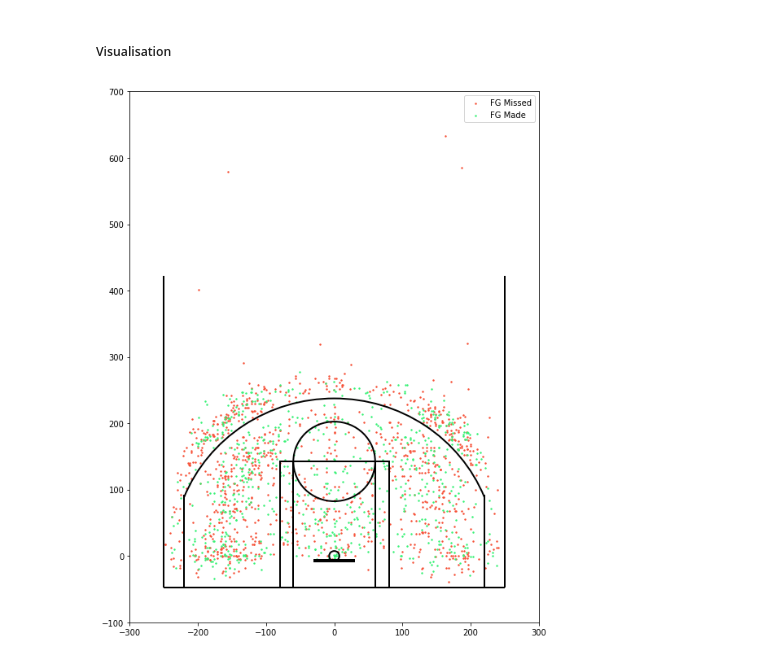
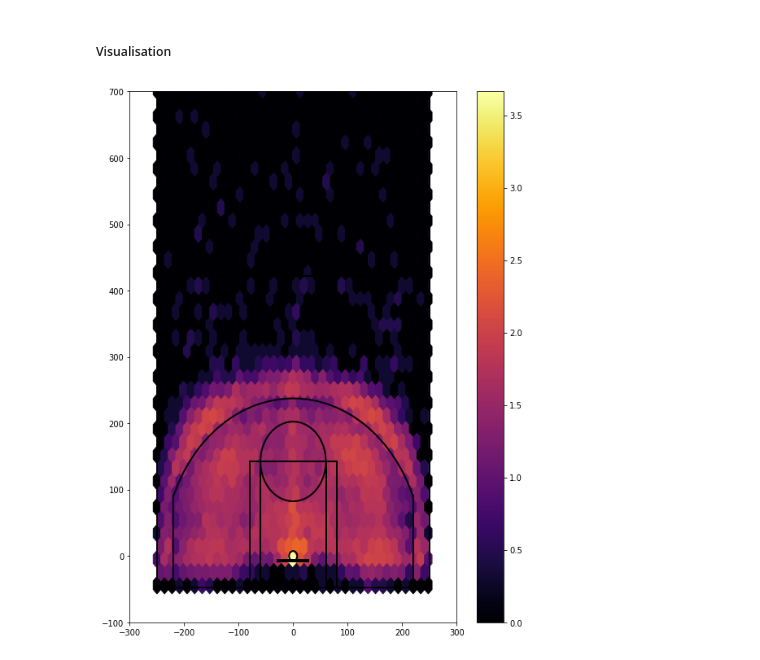
Before and after one commit to MAP536/PythonProject, a Jupyter notebook: nba_stats.ipynb, the cells around one changed output. Saved outputs shown, nothing was run; the diff lists cells and outputs as text; code cells hidden in the pictures.

Commit message:
expanded dataset to career; added hexbins; refactoring;

```diff
--- a/nba_stats.ipynb
+++ b/nba_stats.ipynb
@@ -12,5 +13,2 @@ import json
 ## url="http://stats.nba.com/stats/shotchartdetail?ContextMeasure=FGA&DateFrom=&DateTo=&GameID=&GameSegment=&LastNGames=0&LeagueID=00&Location=&MeasureType=Base&Month=0&OpponentTeamID=0&Outcome=&Period=0&PlayerID={0}&PlayerPosition=&Position=&Season={1}&SeasonSegment=&SeasonType=Regular+Season&TeamID=0&VsConference=&VsDivision=&RookieYear=".format("2546", "2016-17")
 ## response=requests.get(url)
-# %%
-with open('kobe06.json') as j:
-    data = json.load(j)
@@ -17,3 +45,5 @@ with open('kobe06.json') as j:
 # %%
-kobe=pd.DataFrame(data['resultSets'][0]['rowSet'], columns=data['resultSets'][0]['headers'])
-avg=pd.DataFrame(data['resultSets'][1]['rowSet'], columns=data['resultSets'][1]['headers'])
+#with open('json/kobe06.json') as j:
+#    data = json.load(j)
+#kobe=pd.DataFrame(data['resultSets'][0]['rowSet'], columns=data['resultSets'][0]['headers'])
+#avg=pd.DataFrame(data['resultSets'][1]['rowSet'], columns=data['resultSets'][1]['headers'])
@@ -102,0 +139,6 @@ plt.xticks(rotation=90)
+# %%
+tmp=[]
+for i in intcol[3:]:
+    if (max(kobe[i]) > kobe.boxplot(column=i, return_type="both").lines["whiskers"][1].get_ydata()[1] or max(kobe[i]) < kobe.boxplot(column=i, return_type="both").lines["whiskers"][0].get_ydata()[1]):
+        tmp.append(i)
+tmp
@@ -135,14 +211,16 @@ def add_patches(p):
     for i in p:
         ax.add_patch(i)
 # %%
-def plot_shotchart(sc):
-    plt.figure(figsize=(9,12))
+def plot_shotchart(sc,hb=False):
+    fig, ax = plt.subplots(ncols=1, sharey=True, figsize=(9, 12))
+    #plt.figure(figsize=(9,12))
     plt.xlim(-300,300)
     plt.ylim(-100,700)
 
     patches = [Rectangle((-250, -47.5), 500, 0, linewidth=2, color='black'),
-    Rectangle((-250, -47.5), 0, 470, linewidth=2, color='black'),
-    Rectangle((250, -47.5), 0, 470, linewidth=2, color='black'),
+    Rectangle((-250, -47.5), 0, 940, linewidth=2, color='black'),
+    Rectangle((250, -47.5), 0, 940, linewidth=2, color='black'),
+    Rectangle((-250, 422.5), 500, 0, linewidth=2, color='black'),
     Rectangle((-220, -47.5), 0, 140, linewidth=2, color='black'),
     Rectangle((220, -47.5), 0, 140, linewidth=2, color='black'),
     Arc((0, 0), 475, 475, theta1=22, theta2=158, linewidth=2, color='black'),
@@ -157,17 +235,20 @@ def plot_shotchart(sc):
     colors=["#f75036", "#37f275"]
     labs=["FG Missed", "FG Made"]
 
-    for i in [0,1]:
-        fg=sc[sc.SHOT_MADE_FLAG==i][["LOC_X","LOC_Y"]]
-        plt.scatter(-fg.LOC_X, fg.LOC_Y, s=2, c=colors[i], label=labs[i])
+    if(not hb):
+        for i in [0,1]:
+            fg=sc[sc.SHOT_MADE_FLAG==i][["LOC_X","LOC_Y"]]
+            plt.scatter(-fg.LOC_X, fg.LOC_Y, s=2, c=colors[i], label=labs[i])
+        plt.legend()
+    else:
+        hb = ax.hexbin(sc.LOC_X, sc.LOC_Y, cmap="inferno", gridsize=36, bins='log')
+        cb = fig.colorbar(hb, ax=ax)
 
-    #ax.tick_params(width=10, colors='r')
-    plt.legend()
     plt.show()
 # %%
-plot_shotchart(kobe)
+plot_shotchart(kobe,True)
 # %% [output]
-[figure, old version]
+[figure, new version]
 # %%
 kobe.SHOT_ZONE_AREA.value_counts()
 #groupby date, timeseries
```
Also changed, not shown: parts of 23 cells of this notebook, 20 other files.
